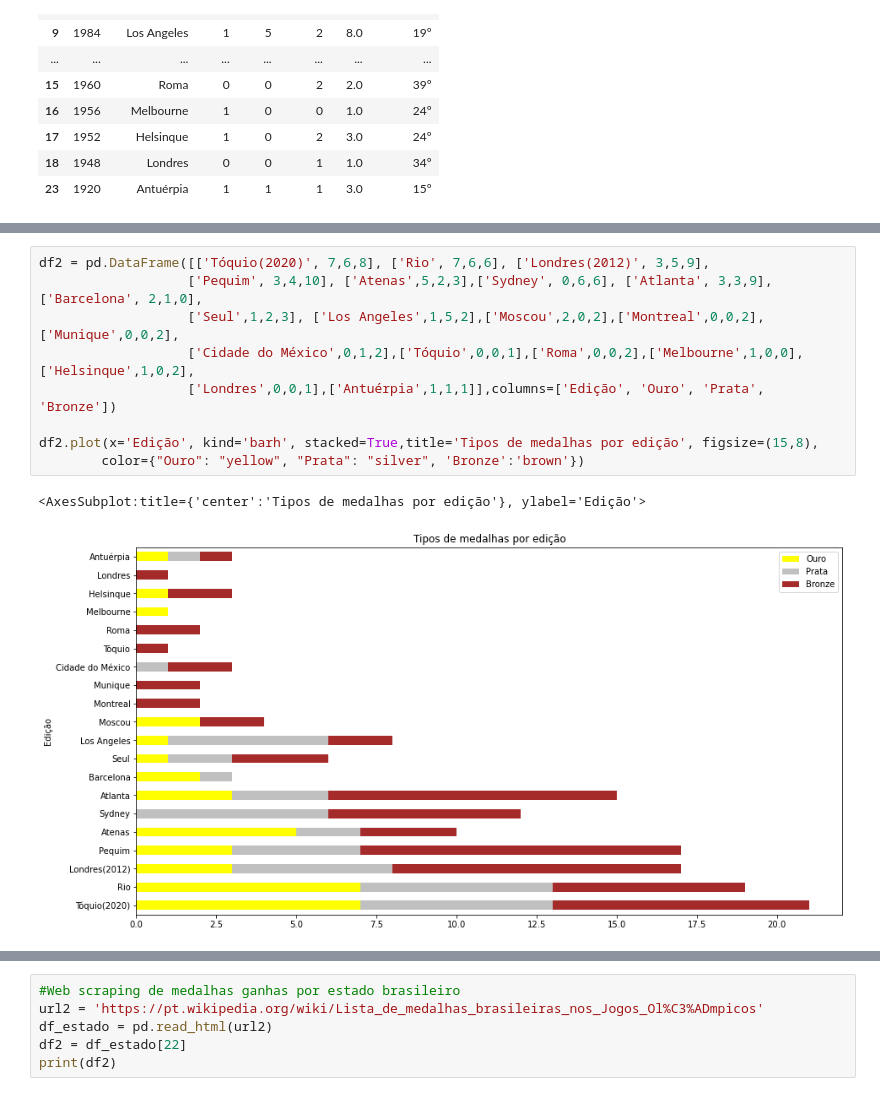
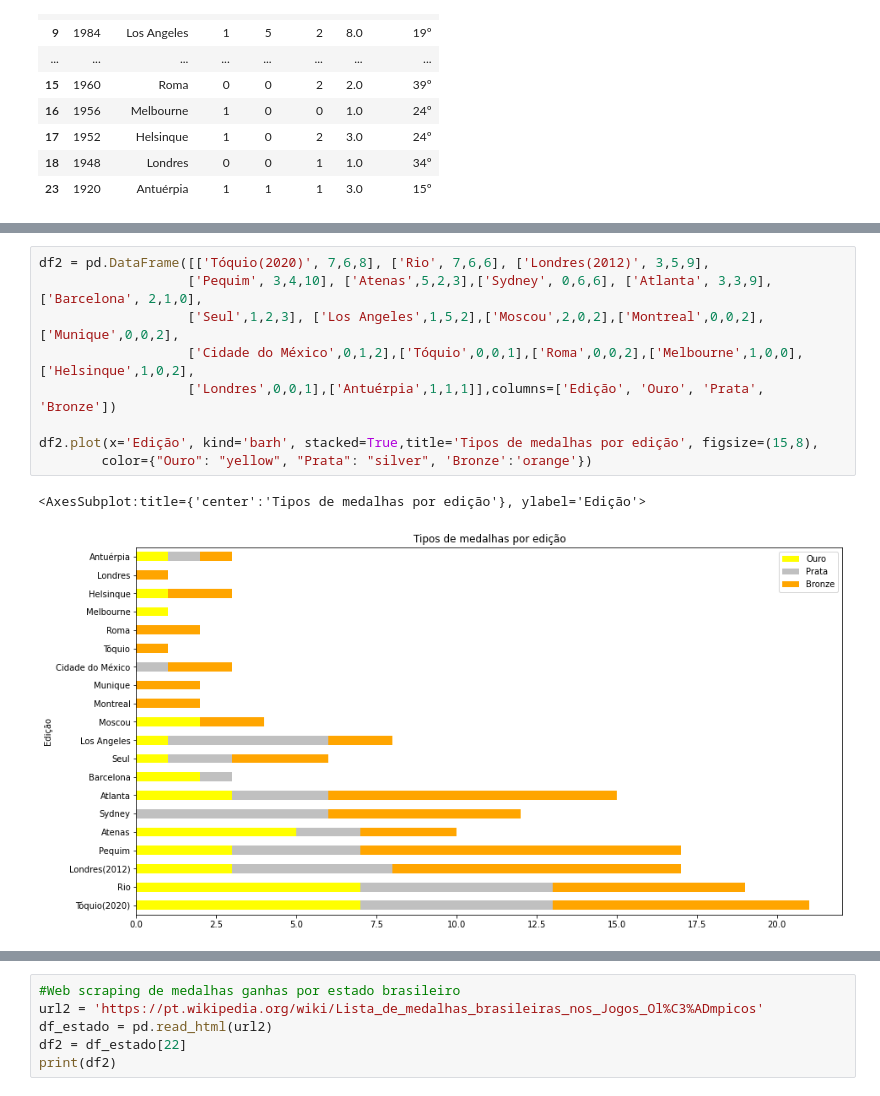
Before and after one commit to brunabellini/Projeto_Olimpiadas, a Jupyter notebook: olimpiada.ipynb, the cells around one changed output, grey strips where cells are left out. Saved outputs shown, nothing was run; the diff lists cells and outputs as text.

```diff
--- a/olimpiada.ipynb
+++ b/olimpiada.ipynb
@@ -94,12 +85,12 @@ SyntaxError: invalid syntax (<ipython-input-8-fd42be1361a2>, line 1)
 # %%
 df2 = pd.DataFrame([['Tóquio(2020)', 7,6,8], ['Rio', 7,6,6], ['Londres(2012)', 3,5,9],
                    ['Pequim', 3,4,10], ['Atenas',5,2,3],['Sydney', 0,6,6], ['Atlanta', 3,3,9], ['Barcelona', 2,1,0],
                    ['Seul',1,2,3], ['Los Angeles',1,5,2],['Moscou',2,0,2],['Montreal',0,0,2],['Munique',0,0,2],
                    ['Cidade do México',0,1,2],['Tóquio',0,0,1],['Roma',0,0,2],['Melbourne',1,0,0],['Helsinque',1,0,2],
                    ['Londres',0,0,1],['Antuérpia',1,1,1]],columns=['Edição', 'Ouro', 'Prata', 'Bronze'])
 
 df2.plot(x='Edição', kind='barh', stacked=True,title='Tipos de medalhas por edição', figsize=(15,8),
-        color={"Ouro": "yellow", "Prata": "silver", 'Bronze':'brown'})
+        color={"Ouro": "yellow", "Prata": "silver", 'Bronze':'orange'})
 # %% [output]
 <AxesSubplot:title={'center':'Tipos de medalhas por edição'}, ylabel='Edição'>
-[figure, old version]
+[figure, new version]
```
Also changed, not shown: parts of 4 cells of this notebook.
